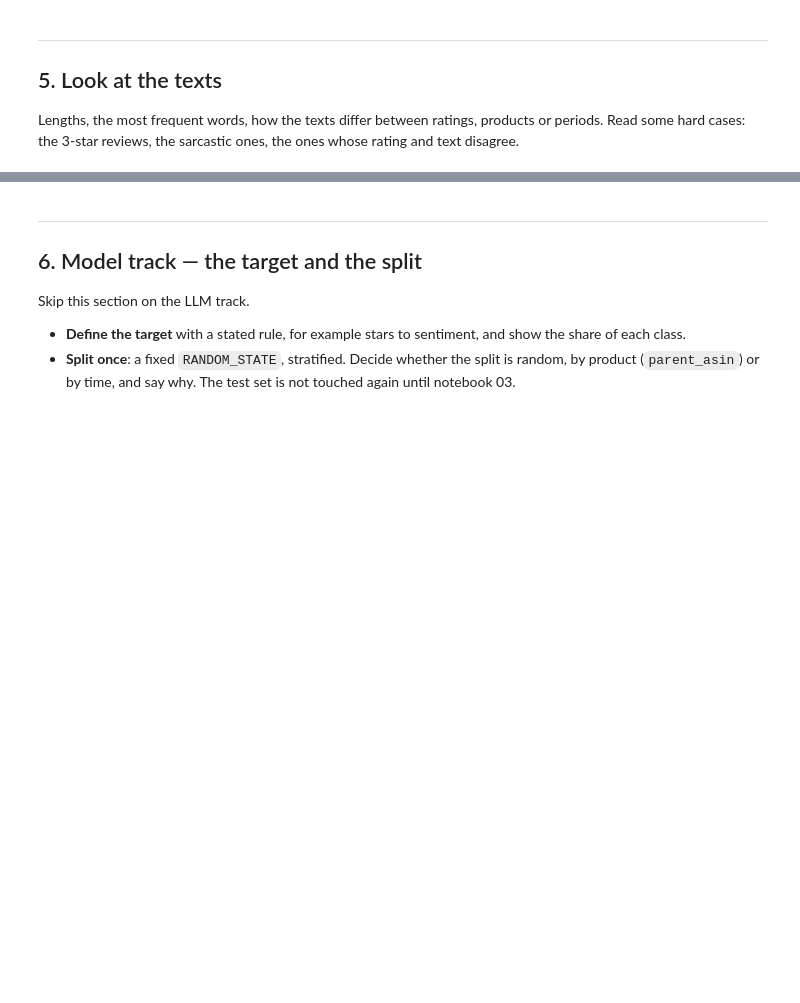
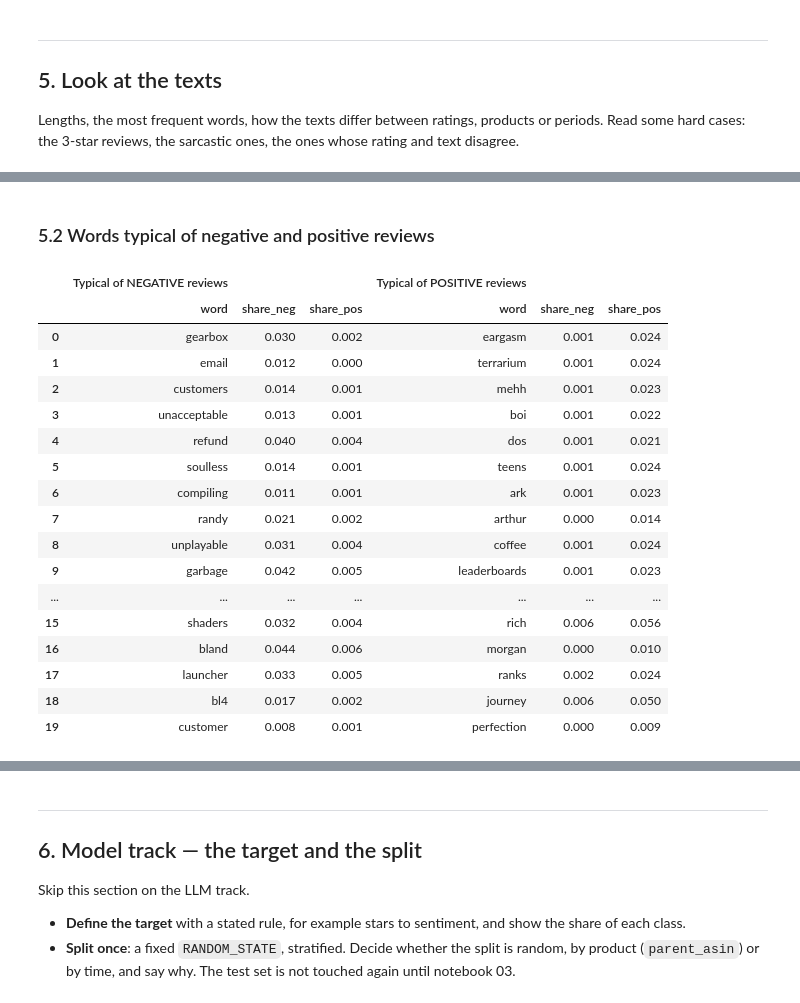
Before and after one commit to nachocarbovalle/IronHack-Final-Project-, a Jupyter notebook: notebooks/01_framing_and_baseline.ipynb, the cells around one changed output, grey strips where cells are left out. Drawn from its saved outputs; the diff is of its cells as text; code cells hidden in the pictures; blank space fills up the shorter version.

```diff
--- a/notebooks/01_framing_and_baseline.ipynb
+++ b/notebooks/01_framing_and_baseline.ipynb
@@ -64,0 +463,38 @@ Lengths, the most frequent words, how the texts differ between ratings, products
+# %% [markdown]
+### 5.2 Words typical of negative and positive reviews
+# %%
+vectorizer = CountVectorizer(stop_words="english", binary=True, min_df=30)
+X = vectorizer.fit_transform(clean["text"])
+words = vectorizer.get_feature_names_out()
+
+is_pos = clean["voted_up"].to_numpy()
+terms = pd.DataFrame({
+    "word": words,
+    "share_neg": np.asarray(X[~is_pos].mean(axis=0)).ravel(),
+    "share_pos": np.asarray(X[is_pos].mean(axis=0)).ravel(),
+})
+terms["ratio"] = (terms["share_neg"] + 0.001) / (terms["share_pos"] + 0.001)
+
+cols = ["word", "share_neg", "share_pos"]
+top_negative = terms.sort_values("ratio", ascending=False).head(20)[cols].round(3).reset_index(drop=True)
+top_positive = terms.sort_values("ratio").head(20)[cols].round(3).reset_index(drop=True)
+pd.concat({"Typical of NEGATIVE reviews": top_negative, "Typical of POSITIVE reviews": top_positive}, axis=1)
+# %% [output]
+|  | Typical of NEGATIVE reviews |  |  | Typical of POSITIVE reviews |  |  |
+|  | word | share_neg | share_pos | word | share_neg | share_pos |
+| 0 | gearbox | 0.030 | 0.002 | eargasm | 0.001 | 0.024 |
+| 1 | email | 0.012 | 0.000 | terrarium | 0.001 | 0.024 |
+| 2 | customers | 0.014 | 0.001 | mehh | 0.001 | 0.023 |
+| 3 | unacceptable | 0.013 | 0.001 | boi | 0.001 | 0.022 |
+| 4 | refund | 0.040 | 0.004 | dos | 0.001 | 0.021 |
+| 5 | soulless | 0.014 | 0.001 | teens | 0.001 | 0.024 |
+| 6 | compiling | 0.011 | 0.001 | ark | 0.001 | 0.023 |
+| 7 | randy | 0.021 | 0.002 | arthur | 0.000 | 0.014 |
+| 8 | unplayable | 0.031 | 0.004 | coffee | 0.001 | 0.024 |
+| 9 | garbage | 0.042 | 0.005 | leaderboards | 0.001 | 0.023 |
+| ... | ... | ... | ... | ... | ... | ... |
+| 15 | shaders | 0.032 | 0.004 | rich | 0.006 | 0.056 |
+| 16 | bland | 0.044 | 0.006 | morgan | 0.000 | 0.010 |
+| 17 | launcher | 0.033 | 0.005 | ranks | 0.002 | 0.024 |
+| 18 | bl4 | 0.017 | 0.002 | journey | 0.006 | 0.050 |
+| 19 | customer | 0.008 | 0.001 | perfection | 0.000 | 0.009 |
```
Also changed, not shown: parts of 63 cells of this notebook, 6 other files.
